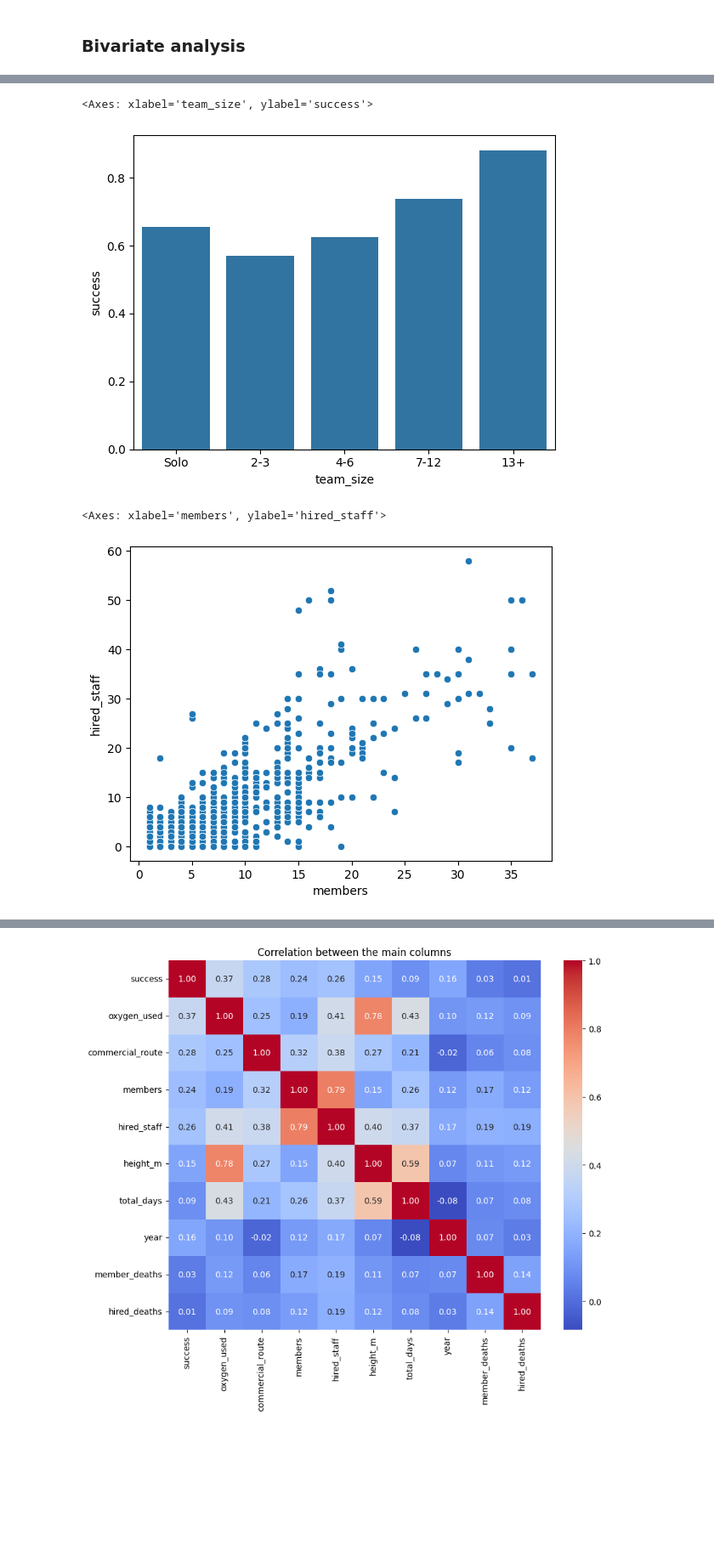
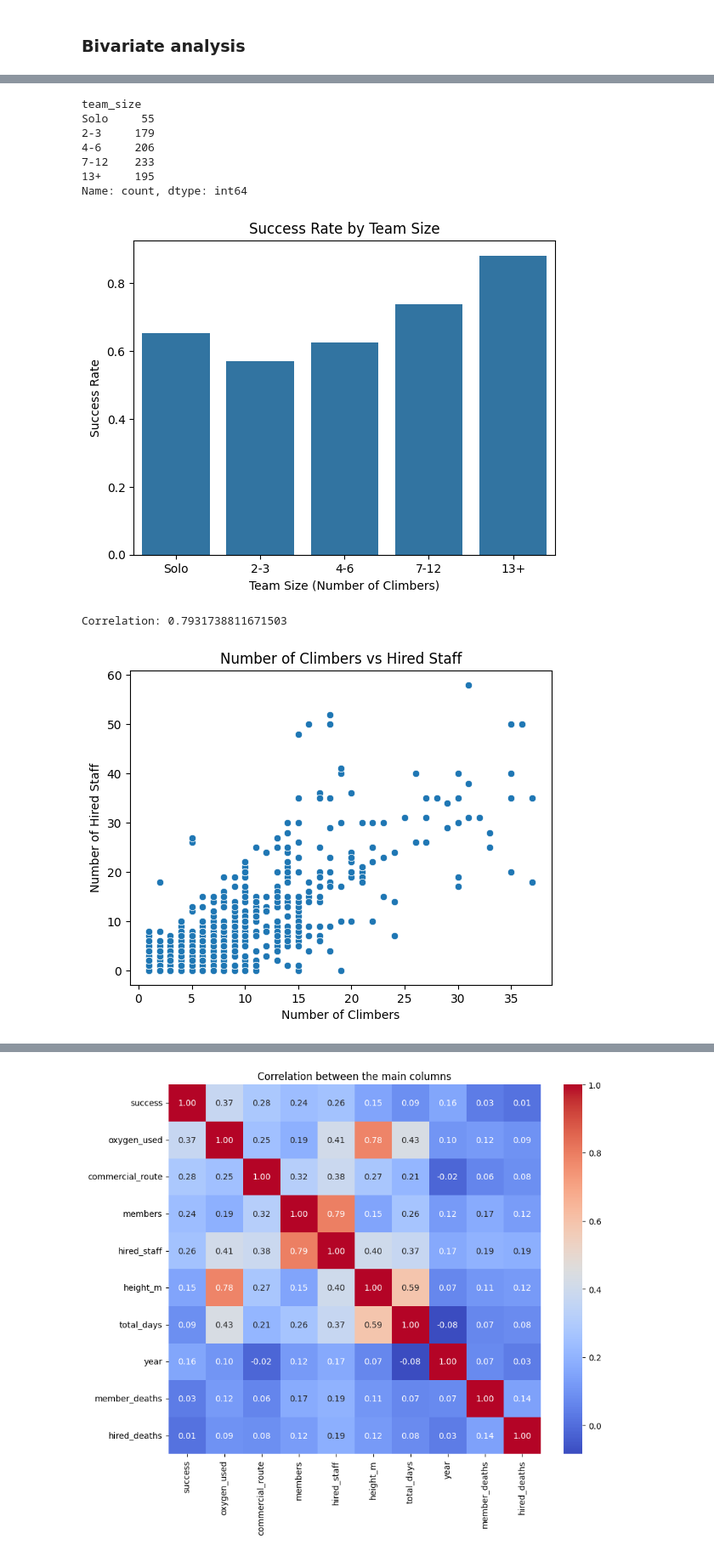
Before and after one commit to Aleenw/himalayan-expeditions-analysis, a Jupyter notebook: notebook/himalayan_eda.ipynb, the cells around one changed output, grey strips where cells are left out. Shown at 85% size. Drawn from its saved outputs; the diff is of its cells as text; code cells hidden in the pictures; blank space fills up the shorter version.

```diff
--- a/notebook/himalayan_eda.ipynb
+++ b/notebook/himalayan_eda.ipynb
@@ -822,13 +812,14 @@ Crosstab
 #did the expedition have any death?
 df["any_death"] = (df["member_deaths"] + df["hired_deaths"]) > 0
 
-#number of guides for each climber
-df["guides_per_climber"] = df["hired_staff"] / df["members"]
-
 #group the team size
 df["team_size"] = pd.cut(df["members"], bins=[0, 1, 3, 6, 12, 100],
                          labels=["Solo", "2-3", "4-6", "7-12", "13+"])
+#Team size: i used the quartiles from the boxplot (Q1 = 3, median = 6, Q3 = 12).
 
 #group the mountain height
 df["height_group"] = pd.cut(df["height_m"], bins=[0, 7000, 8000, 9000],
                             labels=["Under 7,000 m", "7,000-8,000 m", "Over 8,000 m"])
+#Peak height: the height histogram shows two groups of peaks
+#with almost no expeditions between 7500 and 8000m.
+#so I used 8000m to separate them, and 7000m to split the lower peaks.
@@ -840,12 +882,33 @@ sns.barplot(x="height_group", y="success", hue="oxygen_used", data=df, errorbar=
 # %%
 sns.barplot(x="team_size", y="success", data=df, errorbar=None)
+plt.title("Success Rate by Team Size")
+plt.xlabel("Team Size (Number of Climbers)")
+plt.ylabel("Success Rate")
+
+df["team_size"].value_counts().sort_index()
+
+#bigger teams have higher success rates
+#from 57% for teams of 2–3 climbers to 88% for teams of 13 or more.
 # %% [output]
-<Axes: xlabel='team_size', ylabel='success'>
+team_size
+Solo     55
+2-3     179
+4-6     206
+7-12    233
+13+     195
+Name: count, dtype: int64
-[figure, old version]
+[figure, new version]
 # %%
-#sns.scatterplot(x="members", y="hired_staff", hue="success", data=df)
 sns.scatterplot(x="members", y="hired_staff", data=df)
+plt.title("Number of Climbers vs Hired Staff")
+plt.xlabel("Number of Climbers")
+plt.ylabel("Number of Hired Staff")
+
+print("Correlation:", df["members"].corr(df["hired_staff"]))
+
+#there is a strong positive relationship between the number of climbers and
+#the number of hired staff (correlation = 0.77), bigger teams hire more staff.
 # %% [output]
-<Axes: xlabel='members', ylabel='hired_staff'>
+Correlation: 0.7931738811671503
-[figure, old version]
+[figure, new version]
 # %%
```
Also changed, not shown: parts of 17 cells of this notebook.
